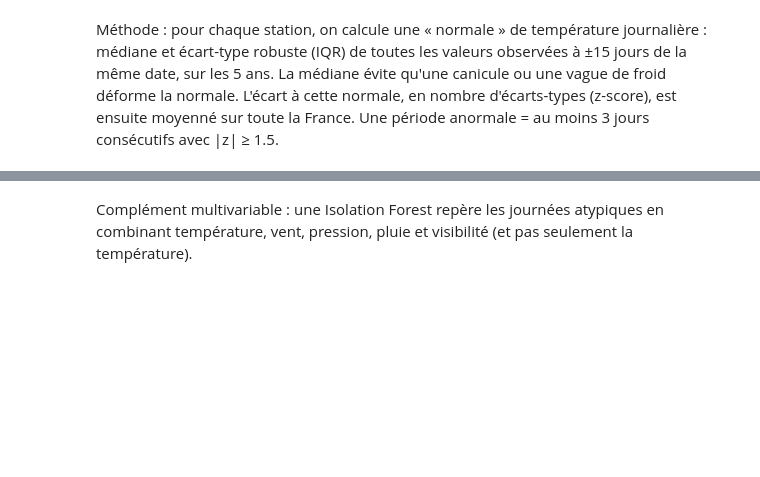
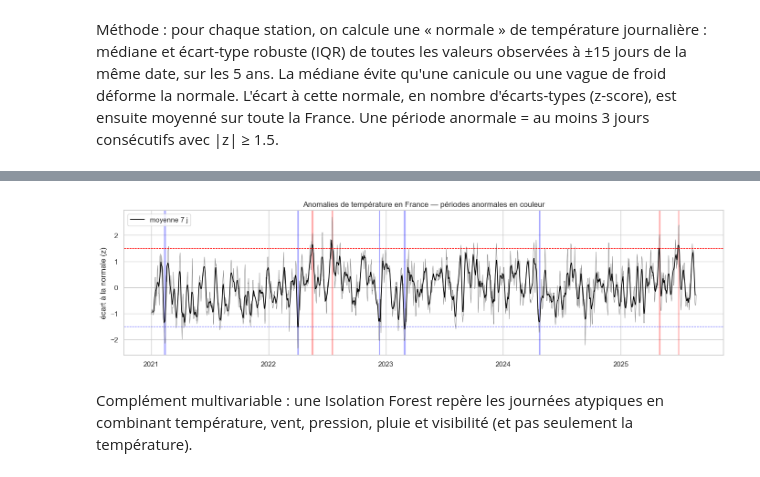
Before and after one commit to stevvvvvv/UrbanHub, a Jupyter notebook: notebooks/01_partie1_meteo_batch.ipynb, the cells around one changed output, grey strips where cells are left out. Cells and saved outputs as stored; diff of their text form; code cells hidden in the pictures; blank space fills up the shorter version.

```diff
--- a/notebooks/01_partie1_meteo_batch.ipynb
+++ b/notebooks/01_partie1_meteo_batch.ipynb
@@ -122,14 +136,17 @@ periods.round(2)
 # %%
 # ── Visualisation ──
 fig, ax = plt.subplots(figsize=(14, 4))
-ax.plot(nat.index, nat["t_z"], lw=0.6, color="grey")
-ax.plot(nat.index, nat["t_z"].rolling(7, center=True).mean(), lw=1.2, color="black", label="moyenne 7 j")
+x = nat.index.to_numpy()   # tableaux numpy : compatibilité anciennes versions de matplotlib
+ax.plot(x, nat["t_z"].to_numpy(), lw=0.6, color="grey")
+ax.plot(x, nat["t_z"].rolling(7, center=True).mean().to_numpy(), lw=1.2, color="black", label="moyenne 7 j")
 for _, r in periods.iterrows():
     ax.axvspan(r["debut"], r["fin"], color="red" if r["type"] == "chaud" else "blue", alpha=0.25)
 ax.axhline(1.5, ls="--", c="red", lw=0.8); ax.axhline(-1.5, ls="--", c="blue", lw=0.8)
 ax.set_ylabel("écart à la normale (z)")
 ax.set_title("Anomalies de température en France — périodes anormales en couleur")
 ax.legend(); plt.tight_layout(); plt.savefig(FIG_DIR / "q1_anomalies_temperature.png", dpi=120); plt.show()
+# %% [output]
+[figure, added]
 # %% [markdown]
 Complément multivariable : une Isolation Forest repère les journées atypiques en combinant température, vent, pression, pluie et visibilité (et pas seulement la température).
 # %%
```
Also changed, not shown: parts of 16 cells of this notebook, 10 other files.
